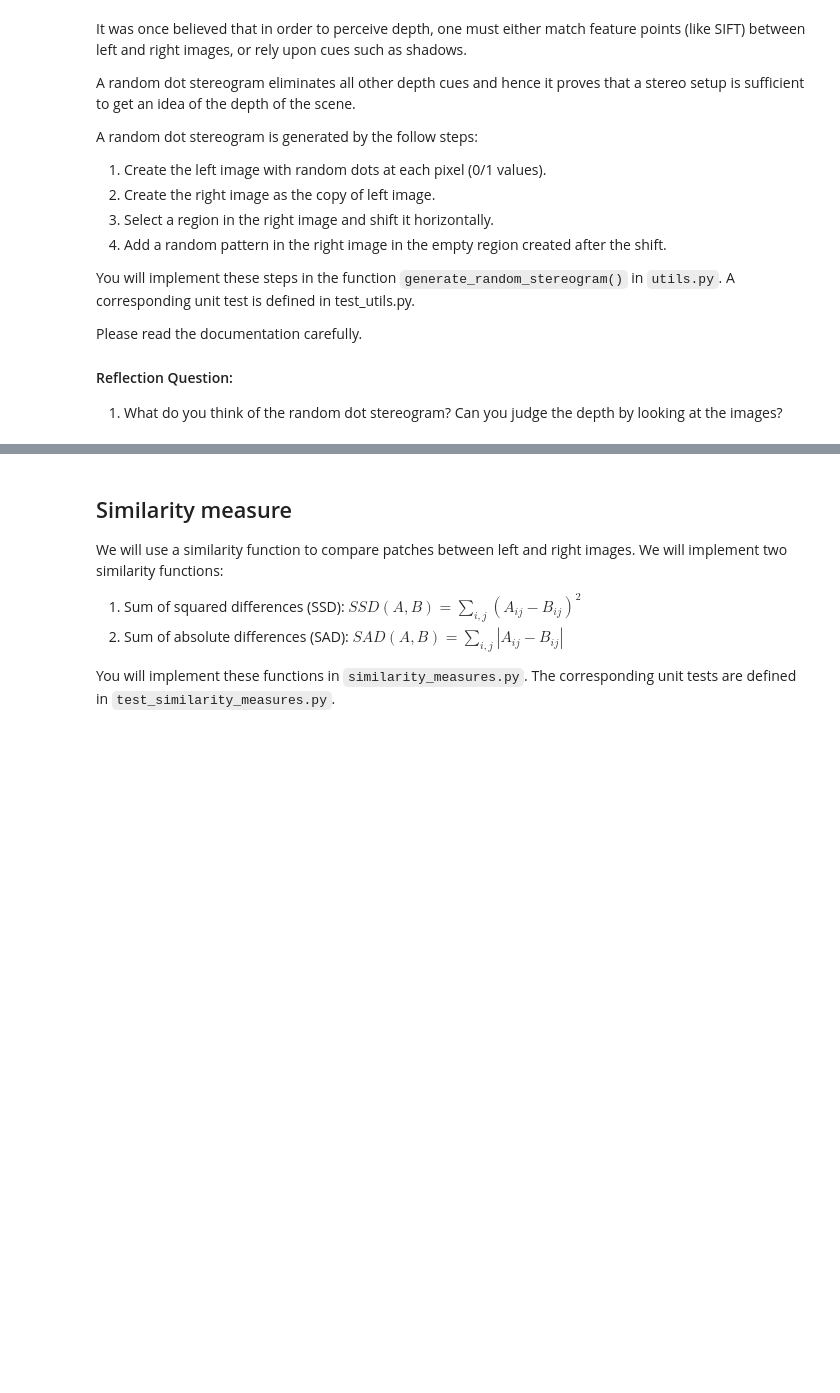
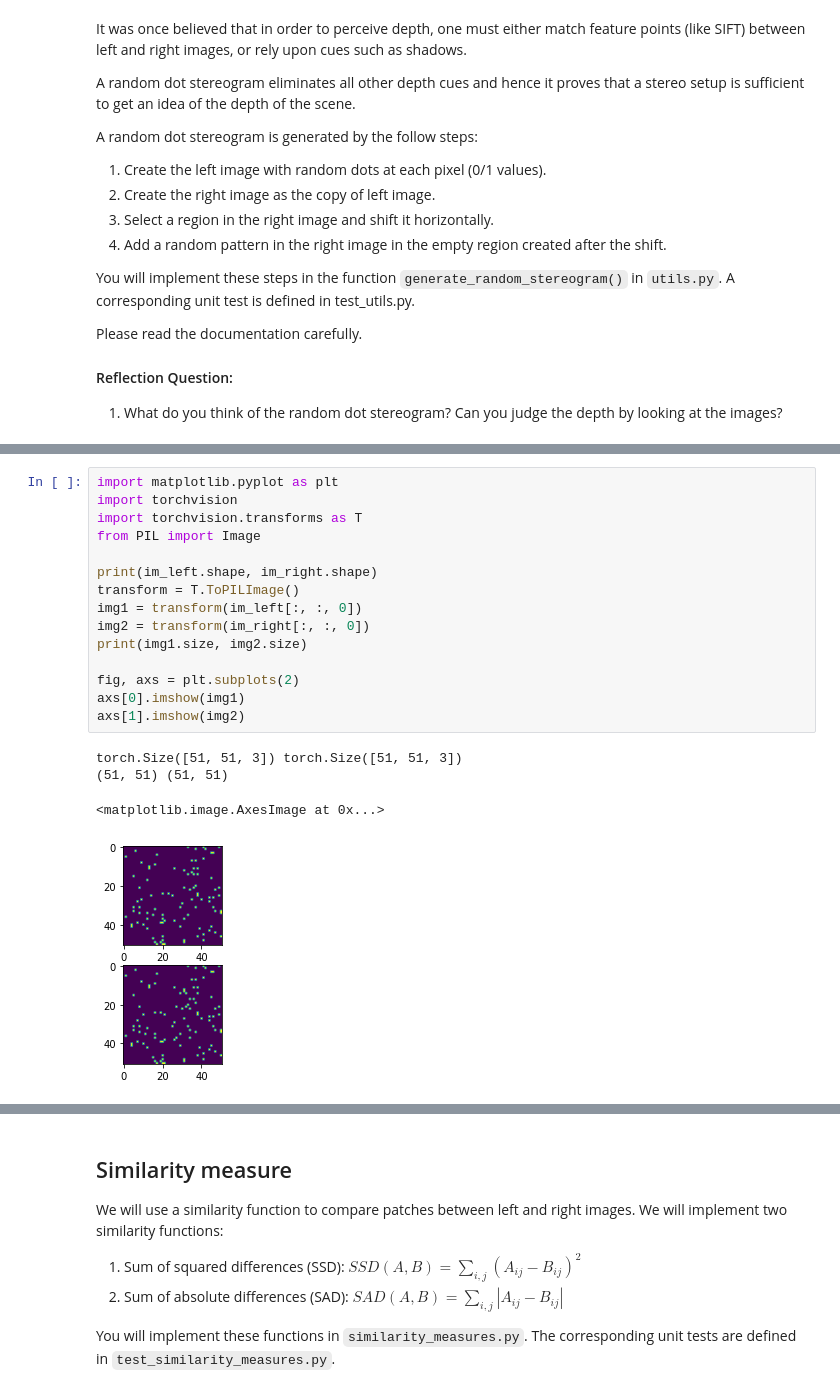
Before and after one commit to shubhamdadhich/Proj5---Disparity-Calculation---CV, a Jupyter notebook: proj5_code/simple_stereo.ipynb, the cells around one changed output, grey strips where cells are left out. Drawn from its saved outputs; the diff is of its cells as text; blank space fills up the shorter version.

```diff
--- a/proj5_code/simple_stereo.ipynb
+++ b/proj5_code/simple_stereo.ipynb
@@ -80,3 +78,23 @@ NotImplementedError: generate_random_stereogram not implemented
+# %%
+import matplotlib.pyplot as plt
+import torchvision
+import torchvision.transforms as T
+from PIL import Image
+
+print(im_left.shape, im_right.shape)
+transform = T.ToPILImage()
+img1 = transform(im_left[:, :, 0])
+img2 = transform(im_right[:, :, 0])
+print(img1.size, img2.size)
+
+fig, axs = plt.subplots(2)
+axs[0].imshow(img1)
+axs[1].imshow(img2)
+# %% [output]
+torch.Size([51, 51, 3]) torch.Size([51, 51, 3])
+(51, 51) (51, 51)
+<matplotlib.image.AxesImage at 0x...>
+[figure, added]
 # %%
 from unit_tests.test_utils import test_generate_random_stereogram
 
```
Also changed, not shown: parts of 20 cells of this notebook, 3 other files.
